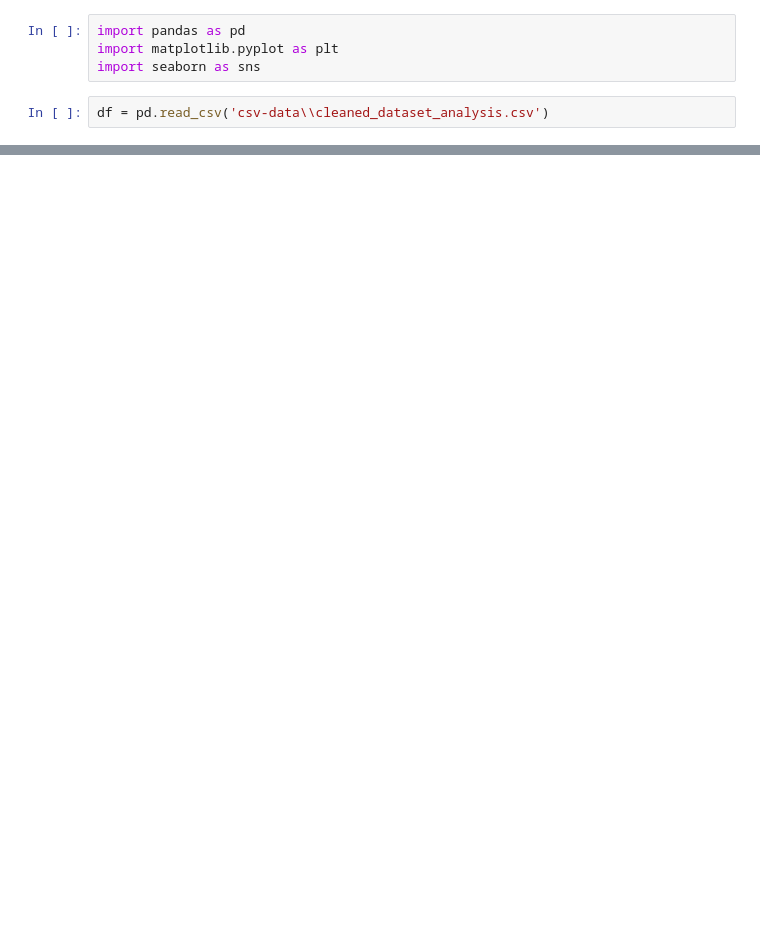
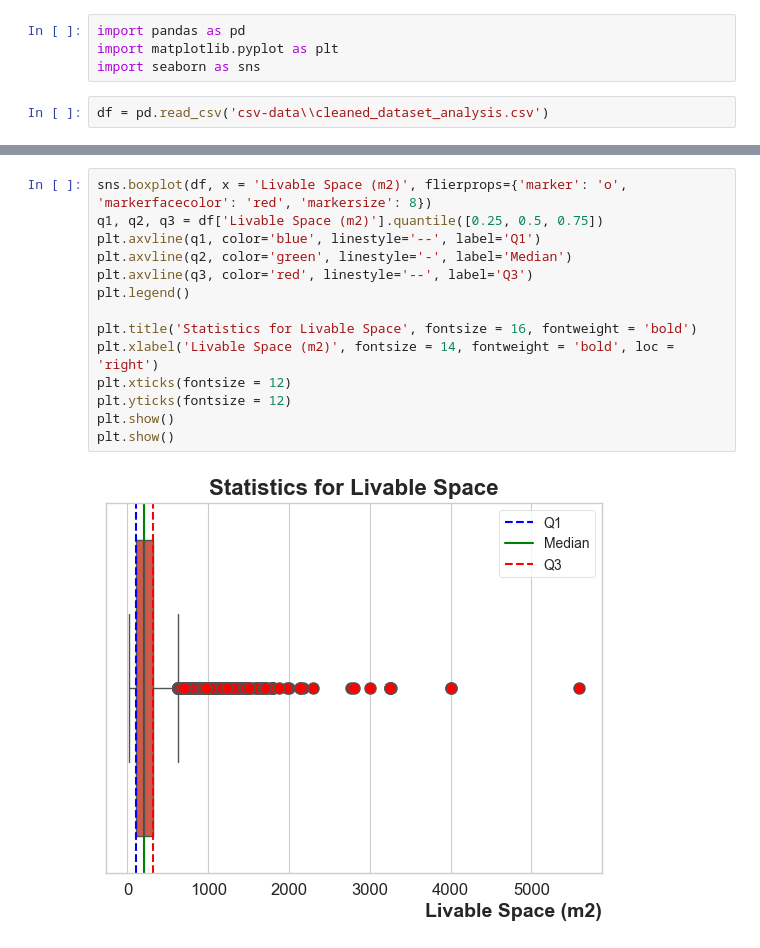
Before and after one commit to BeatrizJover/Data_analysis, a Jupyter notebook: charts.ipynb, the cells around one changed output, grey strips where cells are left out. Drawn from its saved outputs; the diff is of its cells as text; blank space fills up the shorter version.

```diff
--- a/charts.ipynb
+++ b/charts.ipynb
@@ -47,0 +64,16 @@ sns.catplot(data=df, x='Price', col='Province', kind='box', col_wrap=4)
+# %%
+sns.boxplot(df, x = 'Livable Space (m2)', flierprops={'marker': 'o', 'markerfacecolor': 'red', 'markersize': 8})
+q1, q2, q3 = df['Livable Space (m2)'].quantile([0.25, 0.5, 0.75])
+plt.axvline(q1, color='blue', linestyle='--', label='Q1')
+plt.axvline(q2, color='green', linestyle='-', label='Median')
+plt.axvline(q3, color='red', linestyle='--', label='Q3')
+plt.legend()
+
+plt.title('Statistics for Livable Space', fontsize = 16, fontweight = 'bold')
+plt.xlabel('Livable Space (m2)', fontsize = 14, fontweight = 'bold', loc = 'right')
+plt.xticks(fontsize = 12)
+plt.yticks(fontsize = 12)
+plt.show()
+plt.show()
+# %% [output]
+[figure, added]
```
Also changed, not shown: parts of 14 cells of this notebook, 2 other files.
